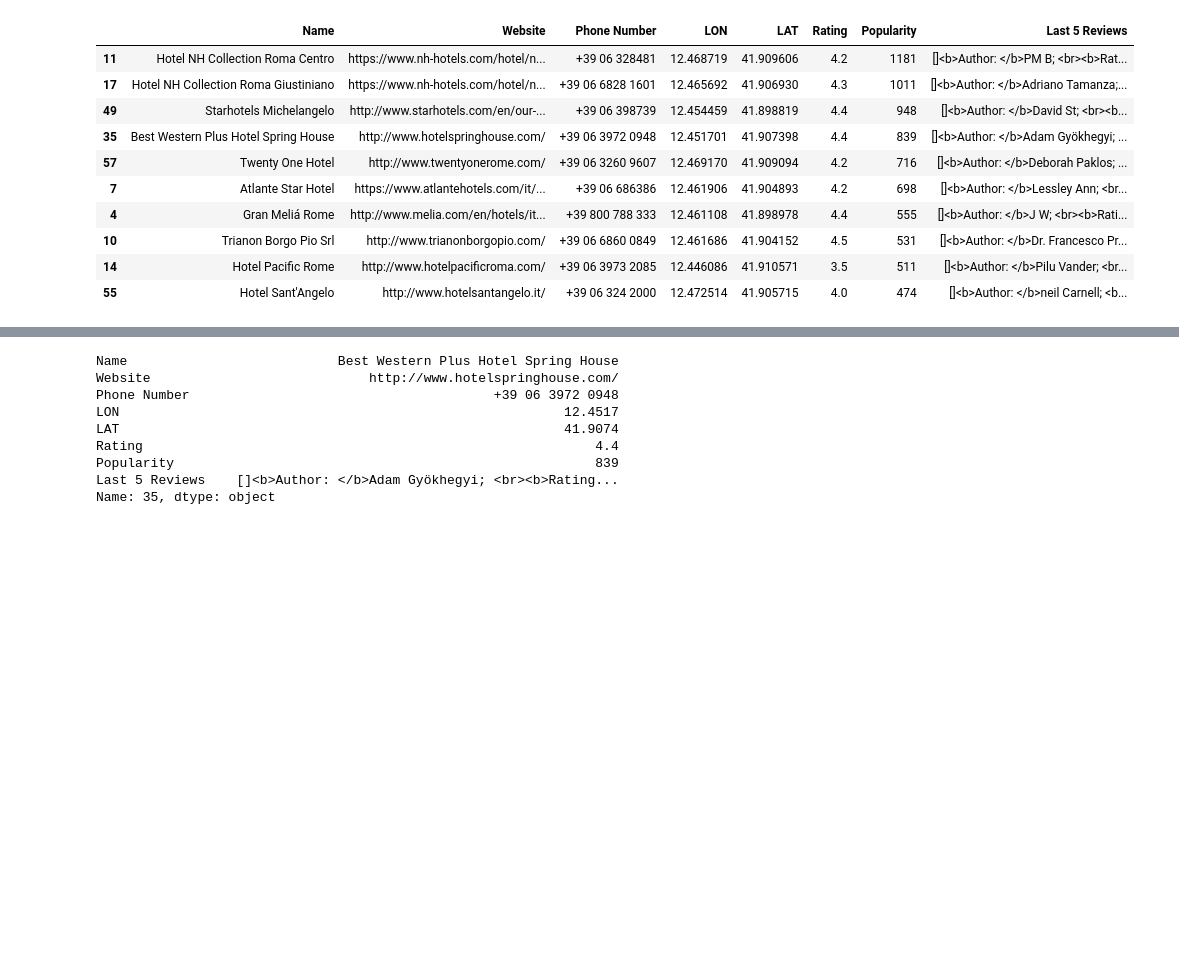
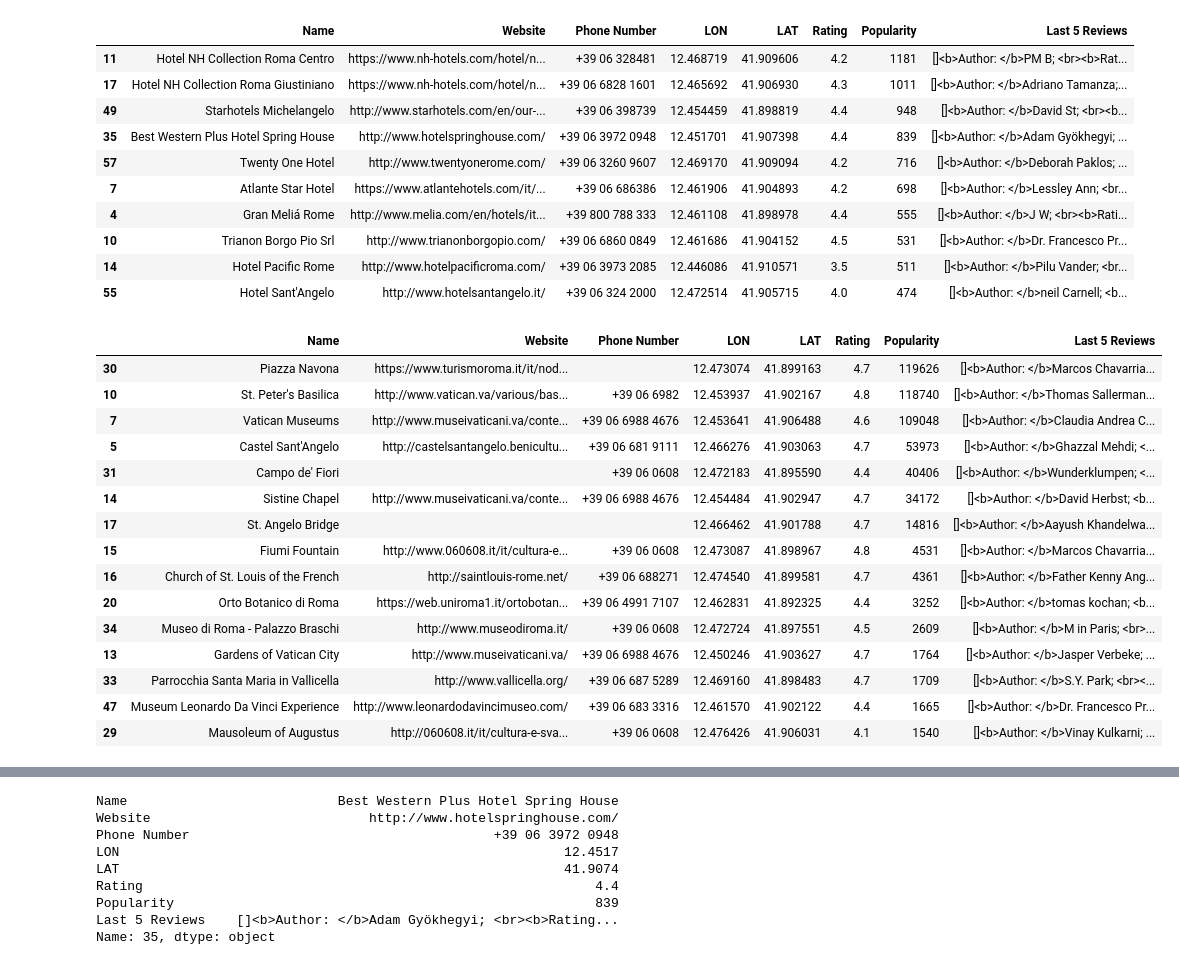
Before and after one commit to pjwork00/ProjectWork, a Jupyter notebook: back-end-python/src/Path_time_API.ipynb, the cells around one changed output, grey strips where cells are left out. Saved outputs shown, nothing was run; the diff lists cells and outputs as text; code cells hidden in the pictures; blank space fills up the shorter version.

```diff
--- a/back-end-python/src/Path_time_API.ipynb
+++ b/back-end-python/src/Path_time_API.ipynb
@@ -51,6 +51,16 @@ def GetHotels(api_key, location_med, type, days):
     Hotels=API_values.sort_values(["Popularity","Rating"], ascending=[False, False])
     Hotels=Hotels.head(days*2)
     return Hotels
+# %%
+#Select POIs
+def GetPOIs(api_key, location_med, type_loc, days, CLT, NAT, REC, SPEED):
+    API_values=GetPlaces(api_key, location_med, type_loc)
+    POIs_ext=API_values.sort_values(["Popularity","Rating"], ascending=[False, False])
+    #POIs_ext = POIs_ext.applymap(str)
+    POIs_ext=POIs_ext.head(days*SPEED)
+    POIs_ext.Rating=POIs_ext.Rating.apply(str)
+    POIs_ext.Popularity=POIs_ext.Popularity.apply(str)
+    return POIs_ext
 # %%
 Hotels=GetHotels(api_key, location_med, Points[0], days)
 # %%
@@ -71 +83,20 @@ Hotels
+# %%
+POIs_ext
+# %% [output]
+|  | Name | Website | Phone Number | LON | LAT | Rating | Popularity | Last 5 Reviews |
+| 30 | Piazza Navona | https://www.turismoroma.it/it/nod... |  | 12.473074 | 41.899163 | 4.7 | 119626 | []<b>Author: </b>Marcos Chavarria... |
+| 10 | St. Peter's Basilica | http://www.vatican.va/various/bas... | +39 06 6982 | 12.453937 | 41.902167 | 4.8 | 118740 | []<b>Author: </b>Thomas Sallerman... |
+| 7 | Vatican Museums | http://www.museivaticani.va/conte... | +39 06 6988 4676 | 12.453641 | 41.906488 | 4.6 | 109048 | []<b>Author: </b>Claudia Andrea C... |
+| 5 | Castel Sant'Angelo | http://castelsantangelo.benicultu... | +39 06 681 9111 | 12.466276 | 41.903063 | 4.7 | 53973 | []<b>Author: </b>Ghazzal Mehdi; <... |
+| 31 | Campo de' Fiori |  | +39 06 0608 | 12.472183 | 41.895590 | 4.4 | 40406 | []<b>Author: </b>Wunderklumpen; <... |
+| 14 | Sistine Chapel | http://www.museivaticani.va/conte... | +39 06 6988 4676 | 12.454484 | 41.902947 | 4.7 | 34172 | []<b>Author: </b>David Herbst; <b... |
+| 17 | St. Angelo Bridge |  |  | 12.466462 | 41.901788 | 4.7 | 14816 | []<b>Author: </b>Aayush Khandelwa... |
+| 15 | Fiumi Fountain | http://www.060608.it/it/cultura-e... | +39 06 0608 | 12.473087 | 41.898967 | 4.8 | 4531 | []<b>Author: </b>Marcos Chavarria... |
+| 16 | Church of St. Louis of the French | http://saintlouis-rome.net/ | +39 06 688271 | 12.474540 | 41.899581 | 4.7 | 4361 | []<b>Author: </b>Father Kenny Ang... |
+| 20 | Orto Botanico di Roma | https://web.uniroma1.it/ortobotan... | +39 06 4991 7107 | 12.462831 | 41.892325 | 4.4 | 3252 | []<b>Author: </b>tomas kochan; <b... |
+| 34 | Museo di Roma - Palazzo Braschi | http://www.museodiroma.it/ | +39 06 0608 | 12.472724 | 41.897551 | 4.5 | 2609 | []<b>Author: </b>M in Paris; <br>... |
+| 13 | Gardens of Vatican City | http://www.museivaticani.va/ | +39 06 6988 4676 | 12.450246 | 41.903627 | 4.7 | 1764 | []<b>Author: </b>Jasper Verbeke; ... |
+| 33 | Parrocchia Santa Maria in Vallicella | http://www.vallicella.org/ | +39 06 687 5289 | 12.469160 | 41.898483 | 4.7 | 1709 | []<b>Author: </b>S.Y. Park; <br><... |
+| 47 | Museum Leonardo Da Vinci Experience | http://www.leonardodavincimuseo.com/ | +39 06 683 3316 | 12.461570 | 41.902122 | 4.4 | 1665 | []<b>Author: </b>Dr. Francesco Pr... |
+| 29 | Mausoleum of Augustus | http://060608.it/it/cultura-e-sva... | +39 06 0608 | 12.476426 | 41.906031 | 4.1 | 1540 | []<b>Author: </b>Vinay Kulkarni; ... |
 # %%
```
Also changed, not shown: parts of 21 cells of this notebook, 1 other file.
